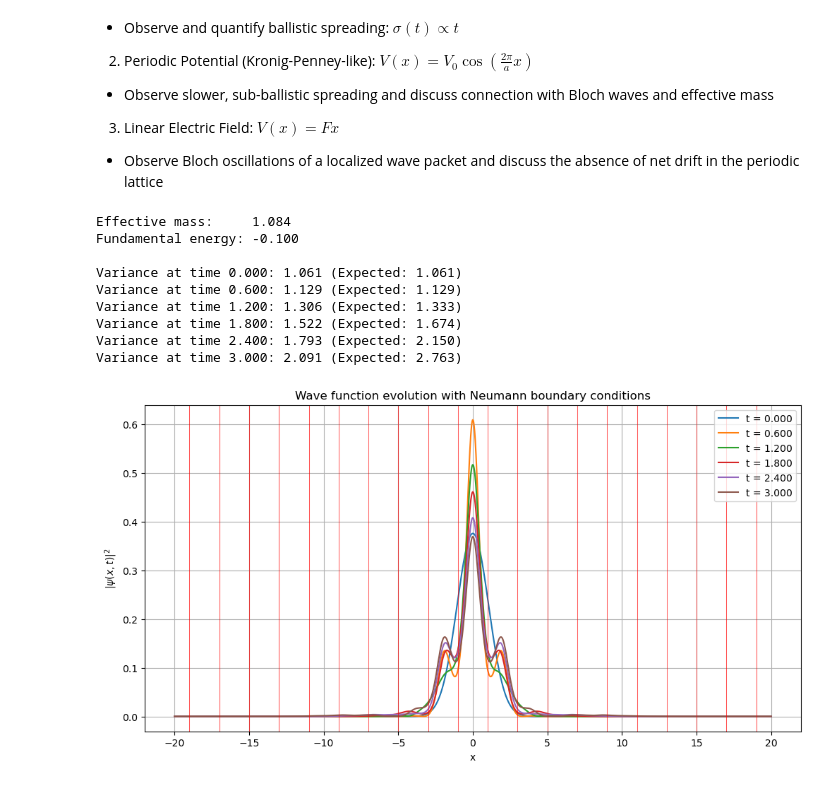
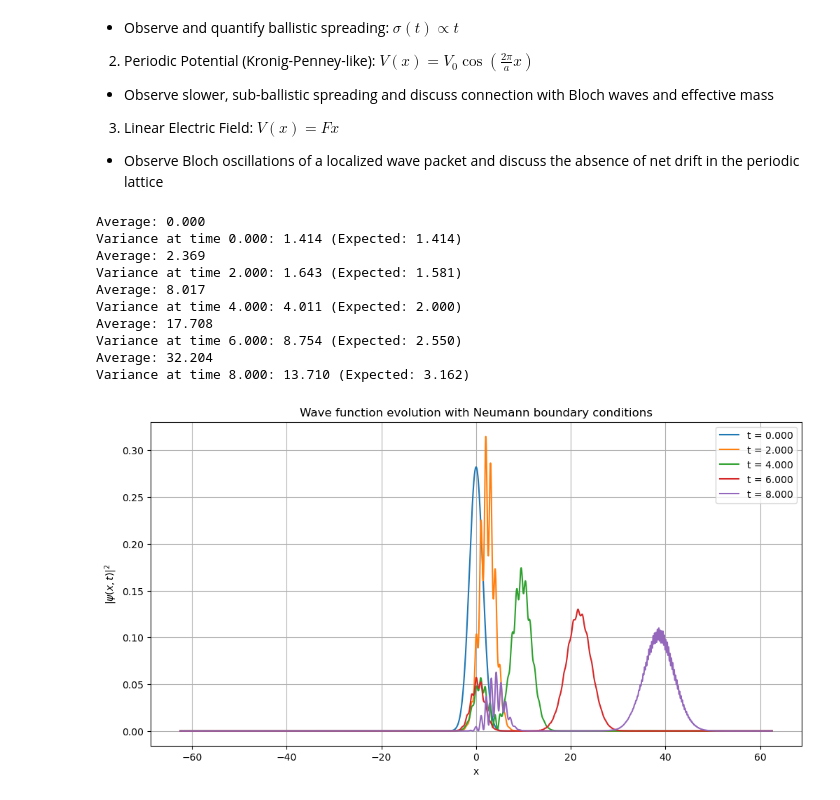
Before and after one commit to darioliotta/Quantum-Information-Project, a Jupyter notebook: try.ipynb, the cells around one changed output. Saved outputs shown, nothing was run; the diff lists cells and outputs as text; code cells hidden in the pictures.

```diff
--- a/try.ipynb
+++ b/try.ipynb
@@ -546,7 +546,7 @@ Scenarios to simulate:
 3. Linear Electric Field: $V(x)=Fx$
 - Observe Bloch oscillations of a localized wave packet and discuss the absence of net drift in the periodic lattice
 # %%
-def calculate_effective_mass(V0, a, hbar = 1.0, m = 1.0, G_max = 10, k_range = 0.1, n_k = 21):
+def calculate_effective_mass(V0, a, hbar = 1.0, m = 1.0, G_max = 20, k_range = 0.1, n_k = 51):
 
     G_values = np.arange(-G_max, G_max+1) * (2*np.pi/a)
     nG       = len(G_values)
@@ -702,7 +702,7 @@ def schrodinger_equation_solution(L, nx, x0, sigma, k0, T, dt, hbar = 1.0, m = 1
     t_plots = np.linspace(0.0, T, n_plots)
 
     if potential_type == "Periodic":
-        m_eff, E0, _, _ = calculate_effective_mass(V0, a, hbar, m, G_max = 10)
+        m_eff, E0, _, _ = calculate_effective_mass(V0, a, hbar, m, G_max = L/2)
         print(f"Effective mass:     {m_eff:.3f}")
         print(f"Fundamental energy: {E0:.3f}\n")
 
@@ -765,30 +765,31 @@ def schrodinger_equation_solution(L, nx, x0, sigma, k0, T, dt, hbar = 1.0, m = 1
     plt.show()
 # %%
 schrodinger_equation_solution(
-    L              = 40.0,
-    nx             = 4000,
+    L              = 125.0,
+    nx             = 5000,
     x0             = 0.0,
-    sigma          = 1.5,
+    sigma          = 2,
     k0             = 0.0,
-    T              = 3,
+    T              = 8,
     dt             = 0.0005,
     hbar           = 1.0,
     m              = 1.0,
     bc             = "Neumann",
-    potential_type = "Periodic",
+    potential_type = "Linear",
     V0             = 1.0,
-    a              = 2.0,
-    F              = 2.0,
-    n_plots        = 6
+    a              = 1.0,
+    F              = 1.2,
+    n_plots        = 5
 )
 # %% [output]
-Effective mass:     1.084
-Fundamental energy: -0.100
-
-Variance at time 0.000: 1.061 (Expected: 1.061)
-Variance at time 0.600: 1.129 (Expected: 1.129)
-Variance at time 1.200: 1.306 (Expected: 1.333)
-Variance at time 1.800: 1.522 (Expected: 1.674)
-Variance at time 2.400: 1.793 (Expected: 2.150)
-Variance at time 3.000: 2.091 (Expected: 2.763)
+Average: 0.000
+Variance at time 0.000: 1.414 (Expected: 1.414)
+Average: 2.369
+Variance at time 2.000: 1.643 (Expected: 1.581)
+Average: 8.017
+Variance at time 4.000: 4.011 (Expected: 2.000)
+Average: 17.708
+Variance at time 6.000: 8.754 (Expected: 2.550)
+Average: 32.204
+Variance at time 8.000: 13.710 (Expected: 3.162)
-[figure, old version]
+[figure, new version]
```
Also changed, not shown: 26 other files.
